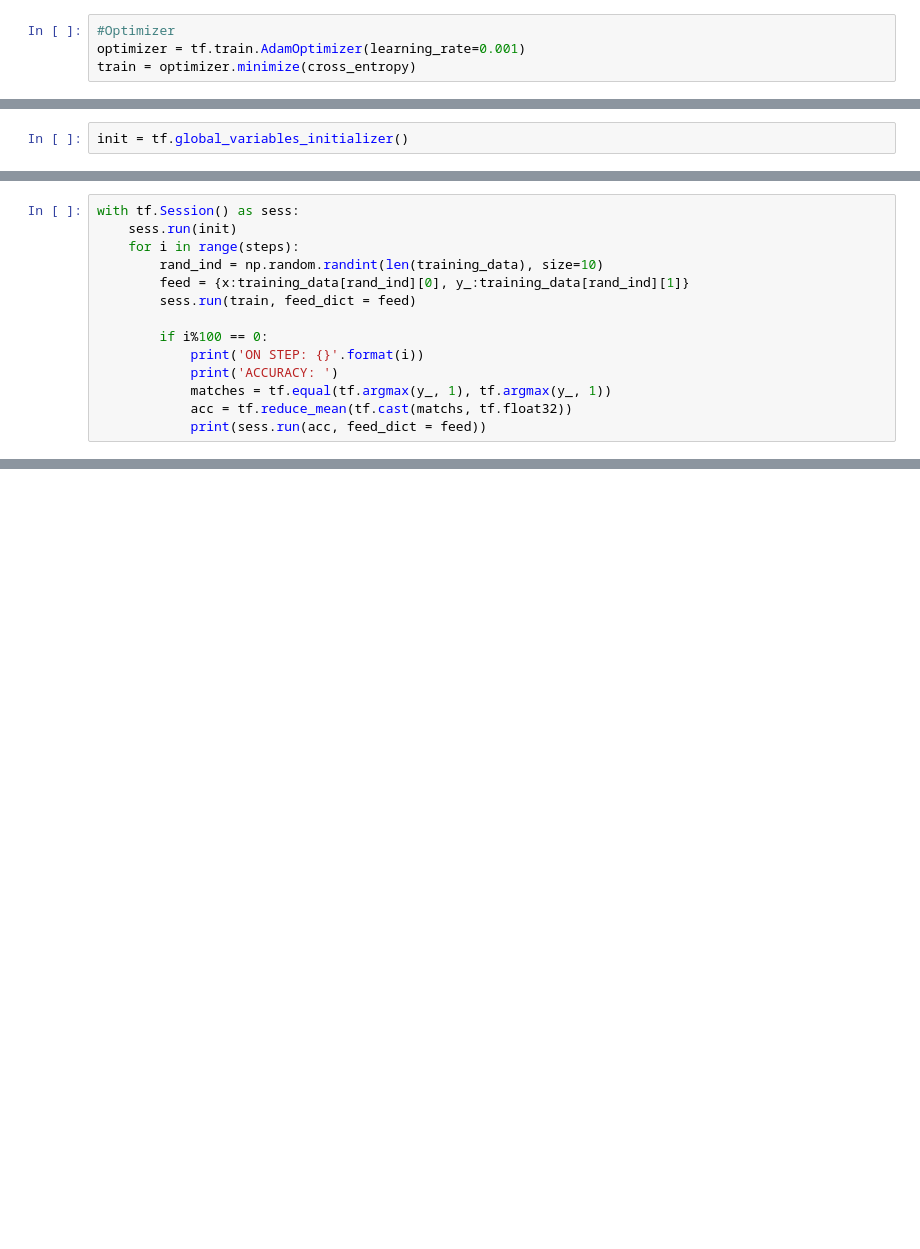
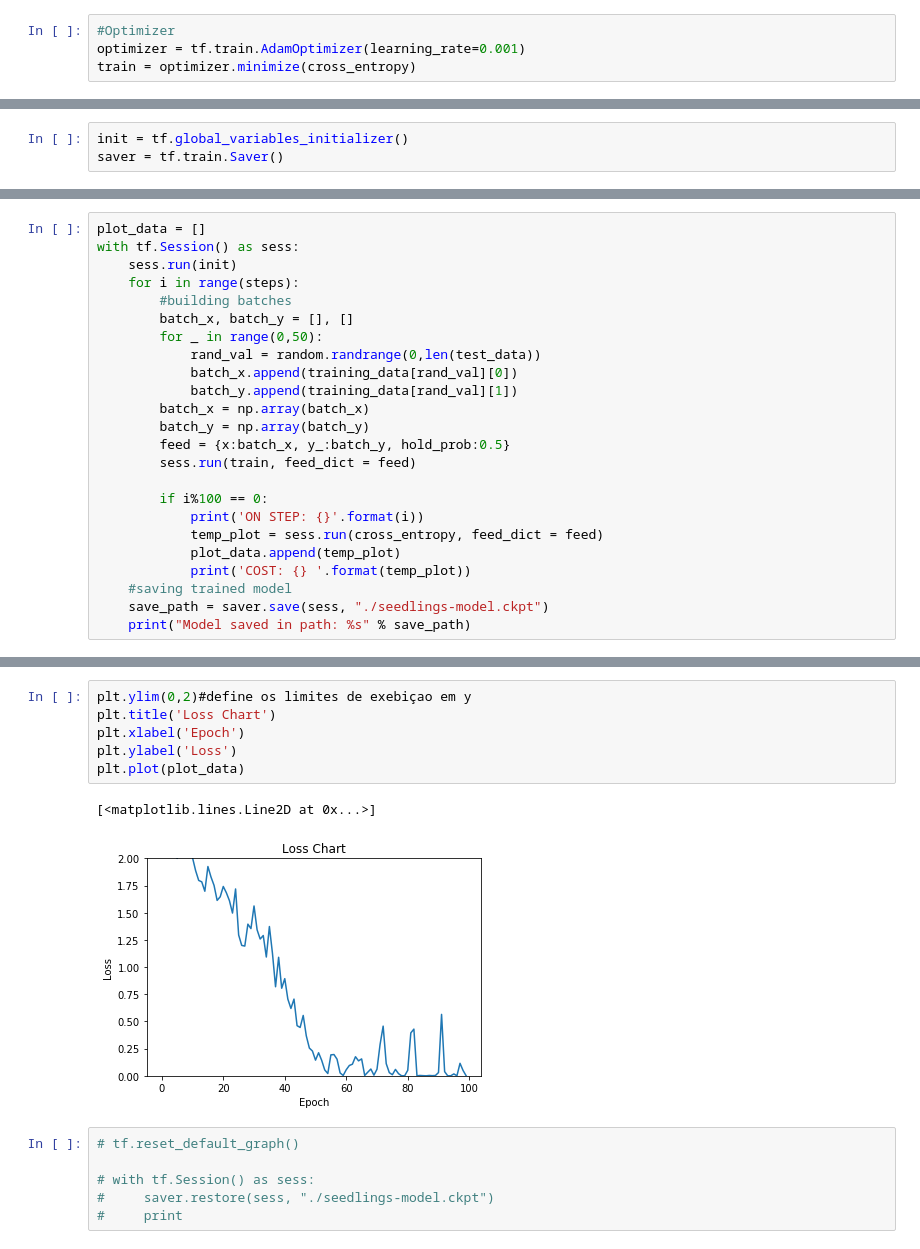
Before and after one commit to miguelcecci/DataScience-DeepLearning, a Jupyter notebook: Seedlings/Seedling.ipynb, the cells around one changed output, grey strips where cells are left out. Saved outputs shown, nothing was run; the diff lists cells and outputs as text; blank space fills up the shorter version.

```diff
--- a/Seedlings/Seedling.ipynb
+++ b/Seedlings/Seedling.ipynb
@@ -143,3 +161,4 @@ train = optimizer.minimize(cross_entropy)
 # %%
 init = tf.global_variables_initializer()
+saver = tf.train.Saver()
 # %%
@@ -147,14 +165,0 @@ steps = 5000
-# %%
-with tf.Session() as sess:
-    sess.run(init)
-    for i in range(steps):
-        rand_ind = np.random.randint(len(training_data), size=10)
-        feed = {x:training_data[rand_ind][0], y_:training_data[rand_ind][1]}
-        sess.run(train, feed_dict = feed)
-
-        if i%100 == 0:
-            print('ON STEP: {}'.format(i))
-            print('ACCURACY: ')
-            matches = tf.equal(tf.argmax(y_, 1), tf.argmax(y_, 1))
-            acc = tf.reduce_mean(tf.cast(matchs, tf.float32))
-            print(sess.run(acc, feed_dict = feed))
@@ -173,0 +166,24 @@ print(label_list[random.randrange(0,4000)])
+# %%
+plot_data = []
+with tf.Session() as sess:
+    sess.run(init)
+    for i in range(steps):
+        #building batches
+        batch_x, batch_y = [], []
+        for _ in range(0,50):
+            rand_val = random.randrange(0,len(test_data))
+            batch_x.append(training_data[rand_val][0])
+            batch_y.append(training_data[rand_val][1])
+        batch_x = np.array(batch_x)
+        batch_y = np.array(batch_y)
+        feed = {x:batch_x, y_:batch_y, hold_prob:0.5}
+        sess.run(train, feed_dict = feed)
+
+        if i%100 == 0:
+            print('ON STEP: {}'.format(i))
+            temp_plot = sess.run(cross_entropy, feed_dict = feed)
+            plot_data.append(temp_plot)
+            print('COST: {} '.format(temp_plot))
+    #saving trained model
+    save_path = saver.save(sess, "./seedlings-model.ckpt")
+    print("Model saved in path: %s" % save_path)
@@ -173,0 +208,15 @@ print(label_list[random.randrange(0,4000)])
+# %%
+plt.ylim(0,2)#define os limites de exebiçao em y
+plt.title('Loss Chart')
+plt.xlabel('Epoch')
+plt.ylabel('Loss')
+plt.plot(plot_data)
+# %% [output]
+[<matplotlib.lines.Line2D at 0x...>]
+[figure, added]
+# %%
+# tf.reset_default_graph()
+
+# with tf.Session() as sess:
+#     saver.restore(sess, "./seedlings-model.ckpt")
+#     print
```
Also changed, not shown: parts of 9 cells of this notebook, 4 other files.
